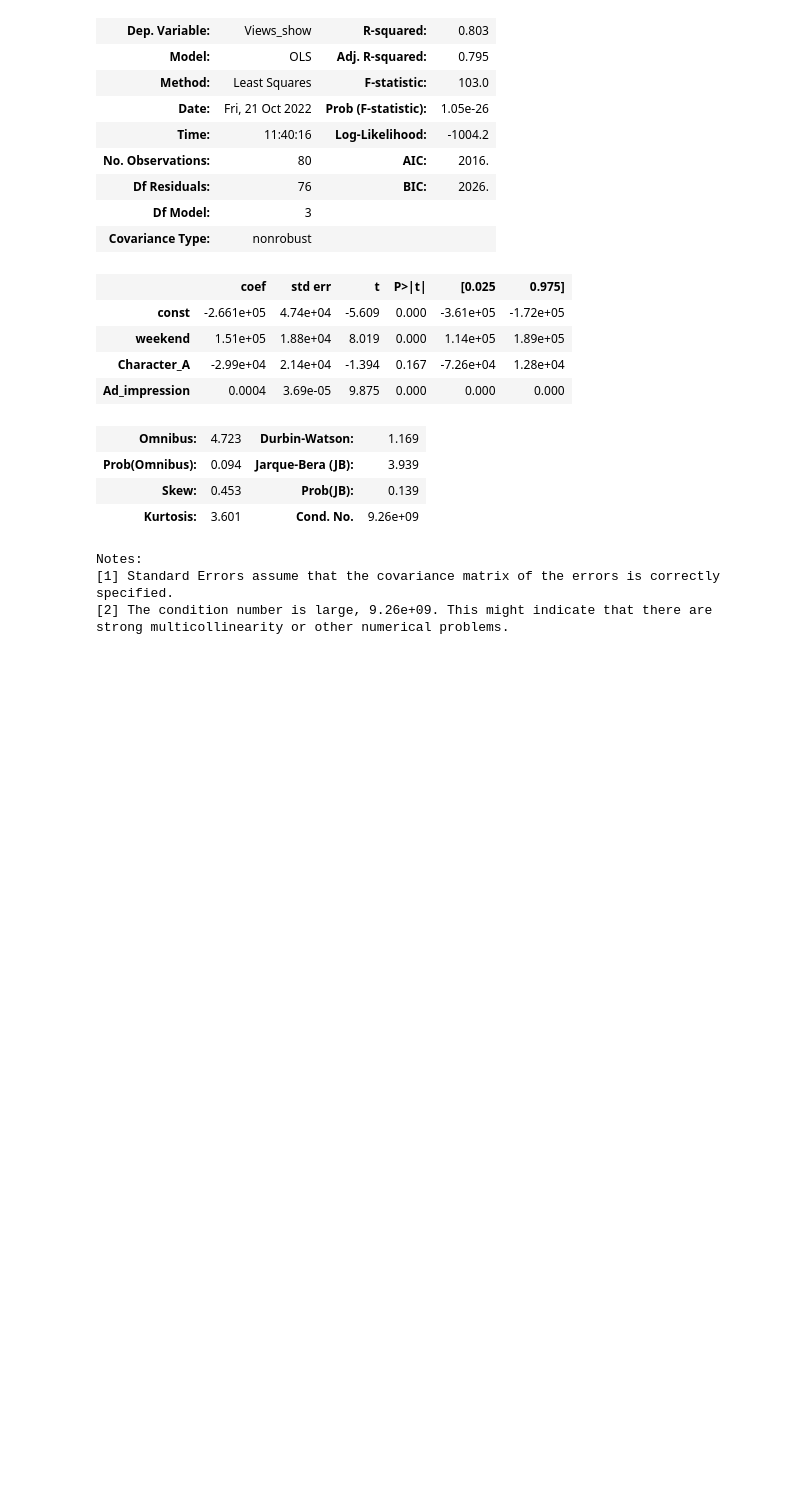
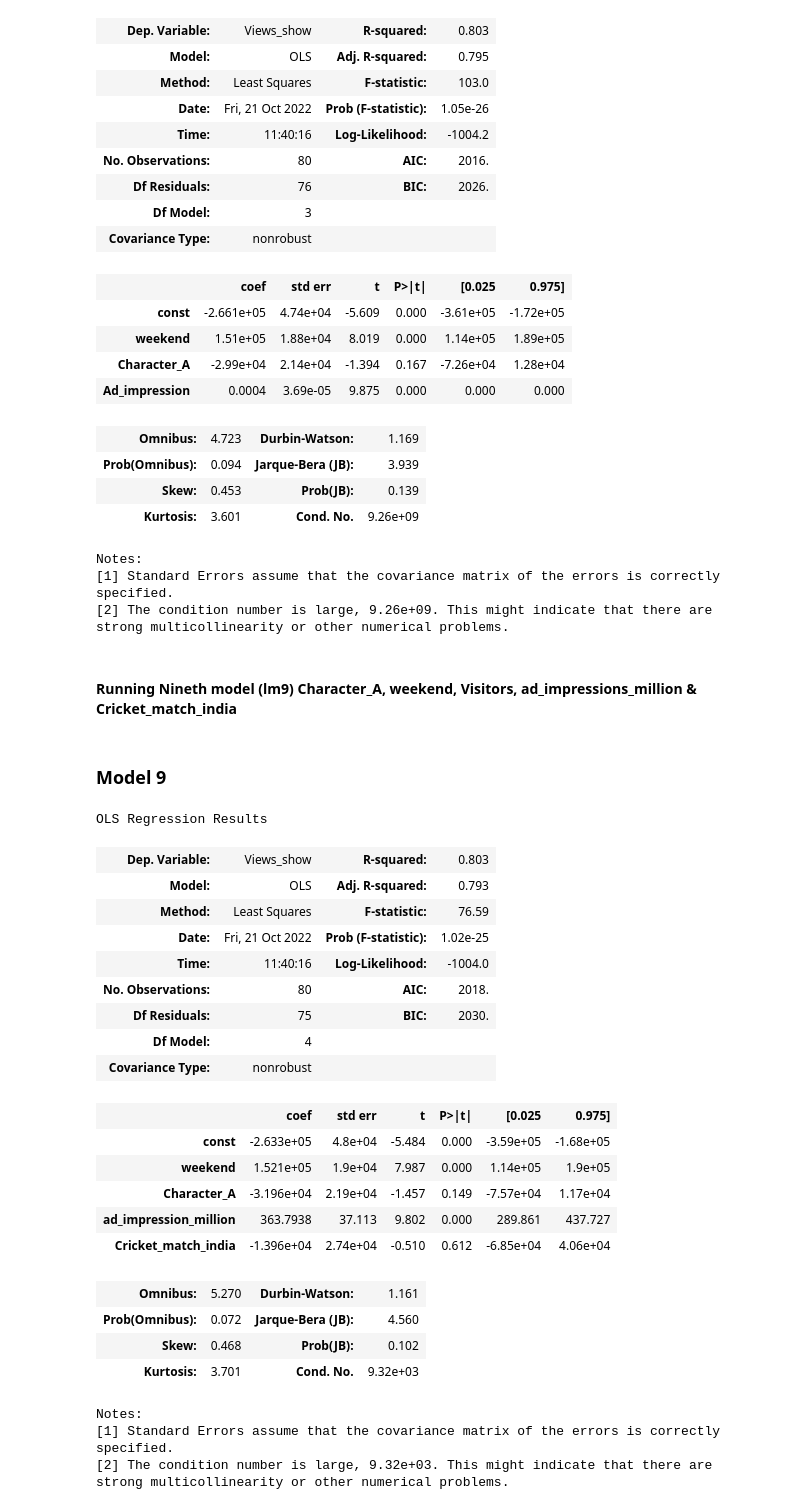
Before and after one commit to vivekkum-ar/Media-Company-Linear-Regression, a Jupyter notebook: Media-Company-Case-Study.ipynb, the cells around one changed output. Drawn from its saved outputs; the diff is of its cells as text; code cells hidden in the pictures; blank space fills up the shorter version.

Commit message:
Model9: Character_A, weekend, Visitors, ad_impressions_million & Cricket_match_india

```diff
--- a/Media-Company-Case-Study.ipynb
+++ b/Media-Company-Case-Study.ipynb
@@ -622,3 +622,46 @@ strong multicollinearity or other numerical problems.
 # %%
 #Ad impression in million
 media['ad_impression_million'] = media['Ad_impression']/1000000
+# %% [markdown]
+#### Running Nineth model (lm9) Character_A, weekend, Visitors, ad_impressions_million & Cricket_match_india
+# %%
+# Putting feature variable to X
+X = media[['weekend','Character_A','ad_impression_million','Cricket_match_india']]
+
+# Putting response variable to y
+y = media['Views_show']
+# %% [markdown]
+### Model 9
+# %%
+import statsmodels.api as sm
+#Unlike SKLearn, statsmodels don't automatically fit a constant,
+#so you need to use the method sm.add_constant(X) in order to add a constant.
+X = sm.add_constant(X)
+# create a fitted model in one line
+lm_9 = sm.OLS(y,X).fit()
+lm_9.summary()
+# %% [output]
+OLS Regression Results
+| Dep. Variable: | Views_show | R-squared: | 0.803 |
+| Model: | OLS | Adj. R-squared: | 0.793 |
+| Method: | Least Squares | F-statistic: | 76.59 |
+| Date: | Fri, 21 Oct 2022 | Prob (F-statistic): | 1.02e-25 |
+| Time: | 11:40:16 | Log-Likelihood: | -1004.0 |
+| No. Observations: | 80 | AIC: | 2018. |
+| Df Residuals: | 75 | BIC: | 2030. |
+| Df Model: | 4 |  |  |
+| Covariance Type: | nonrobust |  |  |
+|  | coef | std err | t | P>|t| | [0.025 | 0.975] |
+| const | -2.633e+05 | 4.8e+04 | -5.484 | 0.000 | -3.59e+05 | -1.68e+05 |
+| weekend | 1.521e+05 | 1.9e+04 | 7.987 | 0.000 | 1.14e+05 | 1.9e+05 |
+| Character_A | -3.196e+04 | 2.19e+04 | -1.457 | 0.149 | -7.57e+04 | 1.17e+04 |
+| ad_impression_million | 363.7938 | 37.113 | 9.802 | 0.000 | 289.861 | 437.727 |
+| Cricket_match_india | -1.396e+04 | 2.74e+04 | -0.510 | 0.612 | -6.85e+04 | 4.06e+04 |
+| Omnibus: | 5.270 | Durbin-Watson: | 1.161 |
+| Prob(Omnibus): | 0.072 | Jarque-Bera (JB): | 4.560 |
+| Skew: | 0.468 | Prob(JB): | 0.102 |
+| Kurtosis: | 3.701 | Cond. No. | 9.32e+03 |
+Notes:
+[1] Standard Errors assume that the covariance matrix of the errors is correctly specified.
+[2] The condition number is large, 9.32e+03. This might indicate that there are
+strong multicollinearity or other numerical problems.
```
